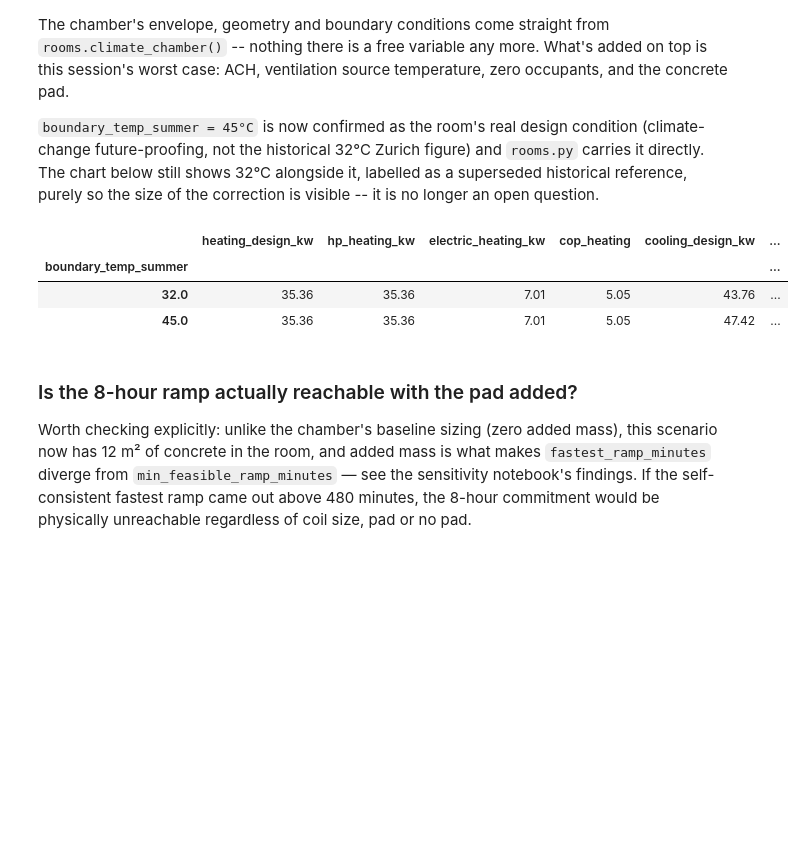
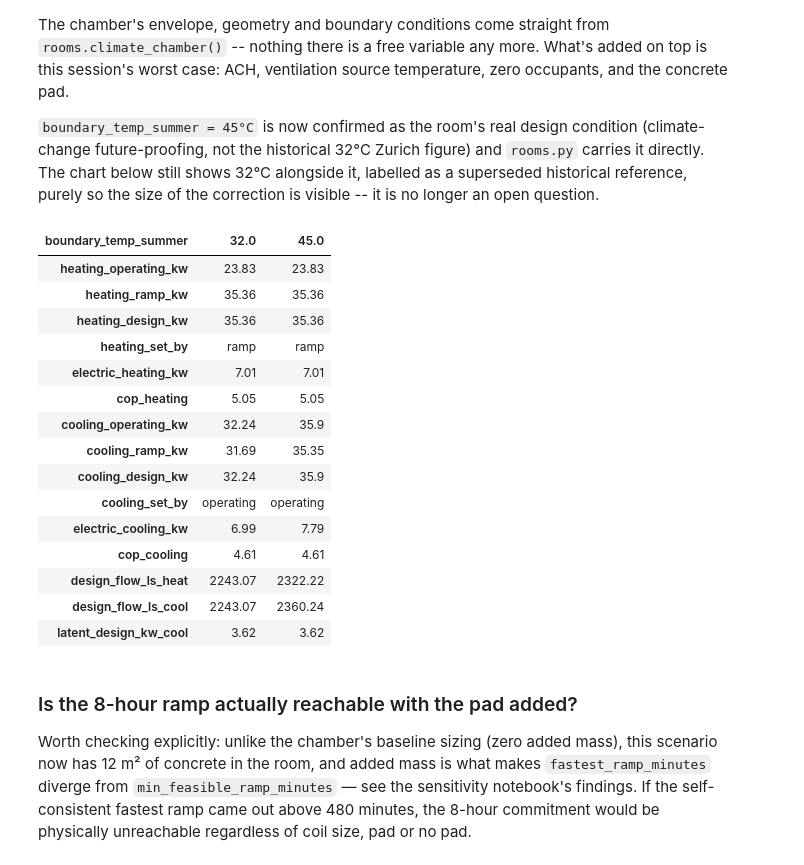
Before and after one commit to architecture-building-systems/zcbsl-resize, a Jupyter notebook: notebooks/02_worst_case_capacity.ipynb, the cells around one changed output. Cells and saved outputs as stored; diff of their text form; code cells hidden in the pictures; blank space fills up the shorter version.

```diff
--- a/notebooks/02_worst_case_capacity.ipynb
+++ b/notebooks/02_worst_case_capacity.ipynb
@@ -105,40 +111,59 @@ chamber_base = rooms.climate_chamber().replace(
     setpoint_min=0.0, setpoint_max=45.0,
     ramp_minutes=480.0,
     ach=1.0,
     vent_supply_temp=18.0,
     occupants=0.0,
     added_mass_coverage=pad_coverage_pct,
     added_mass_thickness=0.10,
     added_mass_rho_c=concrete["rho_c"],
     added_mass_k=concrete["k"],
 )
 
+def mode(r, duty):
+    return "ramp" if bool(r[f"{duty}_set_by_ramp"]) else "operating"
+
 rows = []
 for summer in (32.0, 45.0):
     heating = physics.compute(chamber_base.replace(boundary_temp_summer=summer, equipment_w_per_m2=0.0))
     cooling = physics.compute(chamber_base.replace(boundary_temp_summer=summer, equipment_w_per_m2=chamber_base.equipment_w_per_m2))
     rows.append({
         "boundary_temp_summer": summer,
+        "heating_operating_kw": float(kw(heating["heating_operating"])),
+        "heating_ramp_kw": float(kw(heating["heating_ramp"])),
         "heating_design_kw": float(kw(heating["heating_design"])),
-        "hp_heating_kw": float(kw(heating["hp_heating"])),
+        "heating_set_by": mode(heating, "heating"),
         "electric_heating_kw": float(kw(heating["electric_heating"])),
         "cop_heating": float(heating["cop_heating"]),
+        "cooling_operating_kw": float(kw(cooling["cooling_operating"])),
+        "cooling_ramp_kw": float(kw(cooling["cooling_ramp"])),
         "cooling_design_kw": float(kw(cooling["cooling_design"])),
-        "hp_cooling_kw": float(kw(cooling["hp_cooling"])),
+        "cooling_set_by": mode(cooling, "cooling"),
         "electric_cooling_kw": float(kw(cooling["electric_cooling"])),
         "cop_cooling": float(cooling["cop_cooling"]),
         "design_flow_ls_heat": float(heating["design_flow_ls"]),
         "design_flow_ls_cool": float(cooling["design_flow_ls"]),
         "latent_design_kw_cool": float(kw(cooling["latent_design"])),
     })
 
 chamber_table = pd.DataFrame(rows).set_index("boundary_temp_summer")
-chamber_table.round(2)
+chamber_table.round(2).T
 # %% [output]
-|  | heating_design_kw | hp_heating_kw | electric_heating_kw | cop_heating | cooling_design_kw | ... |
-| boundary_temp_summer |  |  |  |  |  | ... |
-| 32.0 | 35.36 | 35.36 | 7.01 | 5.05 | 43.76 | ... |
-| 45.0 | 35.36 | 35.36 | 7.01 | 5.05 | 47.42 | ... |
+| boundary_temp_summer | 32.0 | 45.0 |
+| heating_operating_kw | 23.83 | 23.83 |
+| heating_ramp_kw | 35.36 | 35.36 |
+| heating_design_kw | 35.36 | 35.36 |
+| heating_set_by | ramp | ramp |
+| electric_heating_kw | 7.01 | 7.01 |
+| cop_heating | 5.05 | 5.05 |
+| cooling_operating_kw | 32.24 | 35.9 |
+| cooling_ramp_kw | 31.69 | 35.35 |
+| cooling_design_kw | 32.24 | 35.9 |
+| cooling_set_by | operating | operating |
+| electric_cooling_kw | 6.99 | 7.79 |
+| cop_cooling | 4.61 | 4.61 |
+| design_flow_ls_heat | 2243.07 | 2322.22 |
+| design_flow_ls_cool | 2243.07 | 2360.24 |
+| latent_design_kw_cool | 3.62 | 3.62 |
 # %% [markdown]
 ### Is the 8-hour ramp actually reachable with the pad added?
 
```
Also changed, not shown: parts of 18 cells of this notebook, 36 other files.
